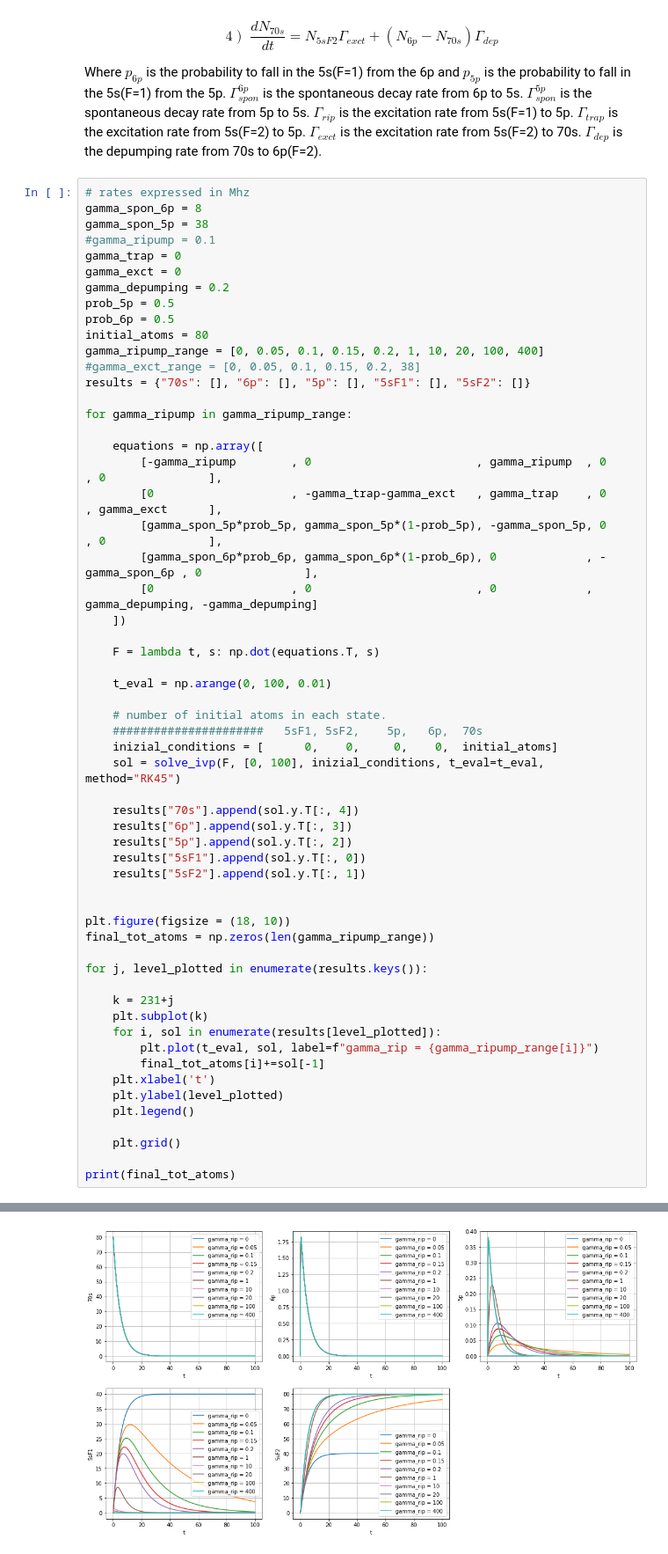
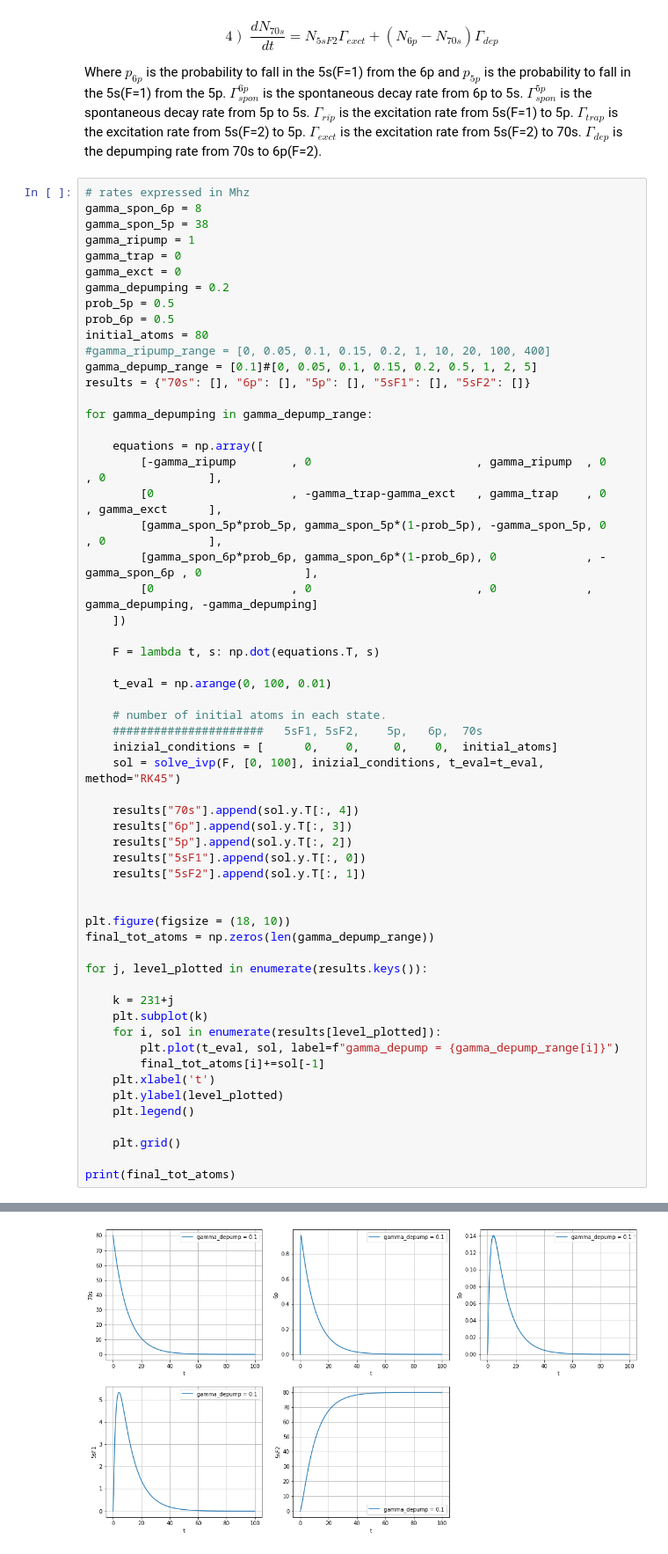
Before and after one commit to Valerio-Amico/Lab-Rydberg, a Jupyter notebook: rates_simulations/dep_exct_5_levels.ipynb, the cells around one changed output, grey strips where cells are left out. Shown: that part at 88% size. Drawn from its saved outputs; the diff is of its cells as text.

```diff
--- a/rates_simulations/dep_exct_5_levels.ipynb
+++ b/rates_simulations/dep_exct_5_levels.ipynb
@@ -28,18 +28,18 @@ Where $p_{6p}$ is the probability to fall in the 5s(F=1) from the 6p and $p_{5p}
 # rates expressed in Mhz
 gamma_spon_6p = 8
 gamma_spon_5p = 38
-#gamma_ripump = 0.1
+gamma_ripump = 1
 gamma_trap = 0
 gamma_exct = 0
 gamma_depumping = 0.2
 prob_5p = 0.5
 prob_6p = 0.5
 initial_atoms = 80
-gamma_ripump_range = [0, 0.05, 0.1, 0.15, 0.2, 1, 10, 20, 100, 400]
-#gamma_exct_range = [0, 0.05, 0.1, 0.15, 0.2, 38]
+#gamma_ripump_range = [0, 0.05, 0.1, 0.15, 0.2, 1, 10, 20, 100, 400]
+gamma_depump_range = [0.1]#[0, 0.05, 0.1, 0.15, 0.2, 0.5, 1, 2, 5]
 results = {"70s": [], "6p": [], "5p": [], "5sF1": [], "5sF2": []}
 
-for gamma_ripump in gamma_ripump_range:
+for gamma_depumping in gamma_depump_range:
 
     equations = np.array([
         [-gamma_ripump        , 0                        , gamma_ripump  , 0              , 0               ],
@@ -66,14 +66,14 @@ for gamma_ripump in gamma_ripump_range:
 
 
 plt.figure(figsize = (18, 10))
-final_tot_atoms = np.zeros(len(gamma_ripump_range))
+final_tot_atoms = np.zeros(len(gamma_depump_range))
 
 for j, level_plotted in enumerate(results.keys()):
 
     k = 231+j
     plt.subplot(k)
     for i, sol in enumerate(results[level_plotted]):
-        plt.plot(t_eval, sol, label=f"gamma_rip = {gamma_ripump_range[i]}")
+        plt.plot(t_eval, sol, label=f"gamma_depump = {gamma_depump_range[i]}")
         final_tot_atoms[i]+=sol[-1]
     plt.xlabel('t')
     plt.ylabel(level_plotted)
@@ -87 +87 @@ print(final_tot_atoms)
-[figure, old version]
+[figure, new version]
```
Also changed, not shown: parts of 1 cell of this notebook, 5 other files.
